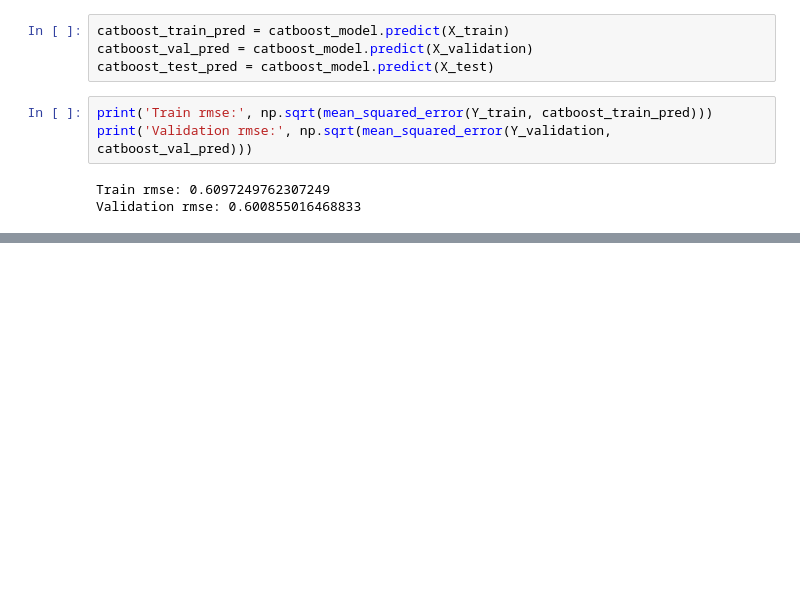
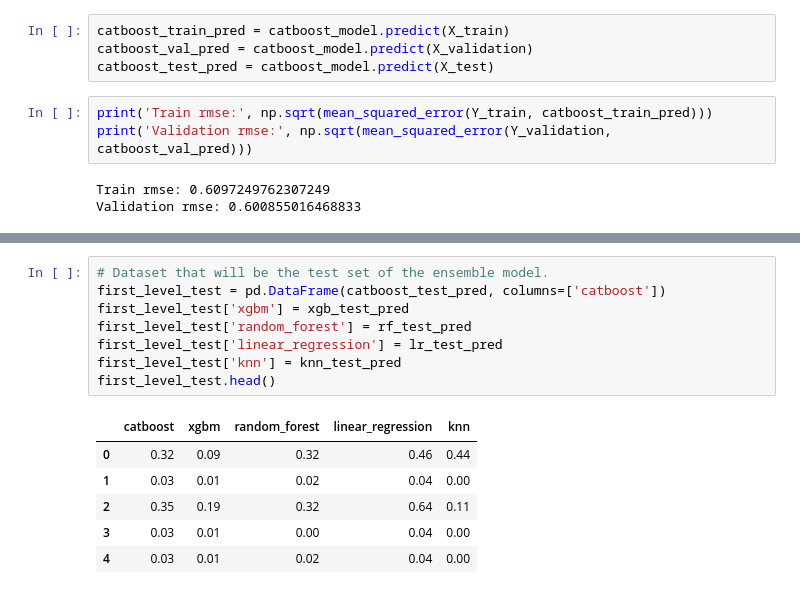
Before and after one commit to ionahu08/StoreSalesForecasting, a Jupyter notebook: Competition/Code/EDA and Feature Engineer.ipynb, the cells around one changed output, grey strips where cells are left out. Cells and saved outputs as stored; diff of their text form; blank space fills up the shorter version.

```diff
--- a/Competition/Code/EDA and Feature Engineer.ipynb
+++ b/Competition/Code/EDA and Feature Engineer.ipynb
@@ -795,0 +975,15 @@ array([0.31797275, 0.02641992, 0.35227381, ..., 0.14572462, 0.02641992,
+# %%
+# Dataset that will be the test set of the ensemble model.
+first_level_test = pd.DataFrame(catboost_test_pred, columns=['catboost'])
+first_level_test['xgbm'] = xgb_test_pred
+first_level_test['random_forest'] = rf_test_pred
+first_level_test['linear_regression'] = lr_test_pred
+first_level_test['knn'] = knn_test_pred
+first_level_test.head()
+# %% [output]
+|  | catboost | xgbm | random_forest | linear_regression | knn |
+| 0 | 0.32 | 0.09 | 0.32 | 0.46 | 0.44 |
+| 1 | 0.03 | 0.01 | 0.02 | 0.04 | 0.00 |
+| 2 | 0.35 | 0.19 | 0.32 | 0.64 | 0.11 |
+| 3 | 0.03 | 0.01 | 0.00 | 0.04 | 0.00 |
+| 4 | 0.03 | 0.01 | 0.02 | 0.04 | 0.00 |
```
Also changed, not shown: parts of 36 cells of this notebook.
